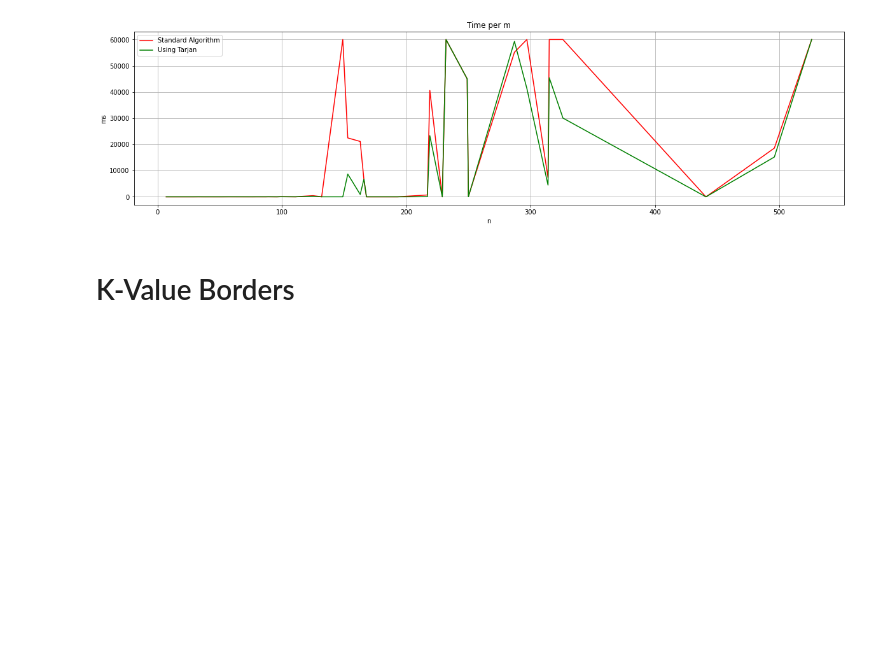
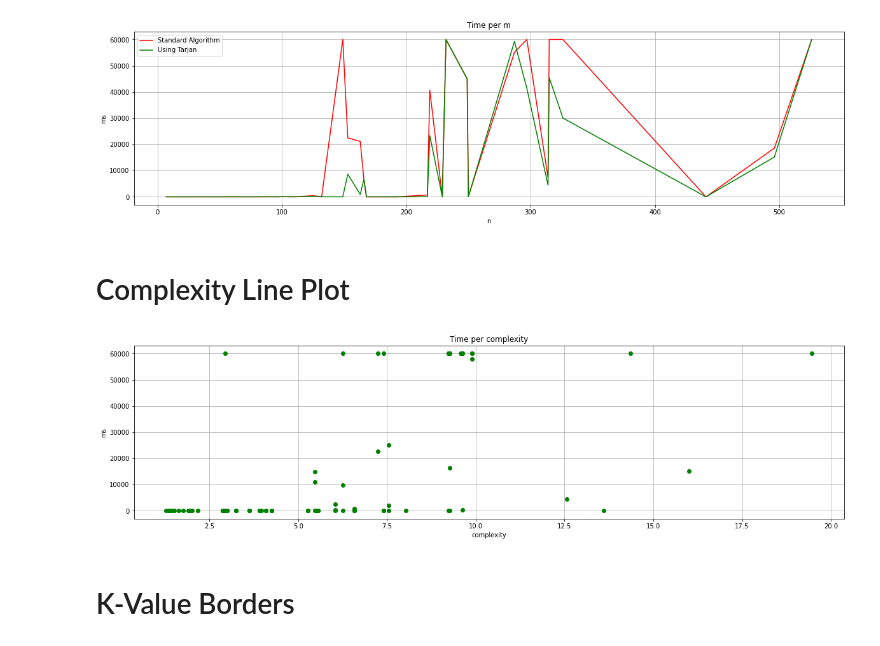
Before and after one commit to HenriDickel/DFVS-Solver, a Jupyter notebook: DFVS_Solver/out/production/DFVS_Solver/python/statistics.ipynb, the cells around one changed output. Saved outputs shown, nothing was run; the diff lists cells and outputs as text; code cells hidden in the pictures; blank space fills up the shorter version.

```diff
--- a/DFVS_Solver/out/production/DFVS_Solver/python/statistics.ipynb
+++ b/DFVS_Solver/out/production/DFVS_Solver/python/statistics.ipynb
@@ -136,6 +136,19 @@ plt.show()
 # %% [output]
 [figure]
 [figure]
+# %% [markdown]
+# Complexity Line Plot
+# %%
+plt.figure(figsize=(20,5))
+plt.plot(dfWT['complexity'], dfWT['millis'], 'o', c='Green')
+plt.xlabel('complexity')
+plt.ylabel('ms')
+plt.title('Time per complexity')
+plt.grid()
+plt.savefig('plots/TimePerComplexityScatterPlot.png',  bbox_inches='tight')
+plt.show()
+# %% [output]
+[figure, added]
 # %% [markdown]
 # K-Value Borders
 # %%
```
Also changed, not shown: 13 other files.
